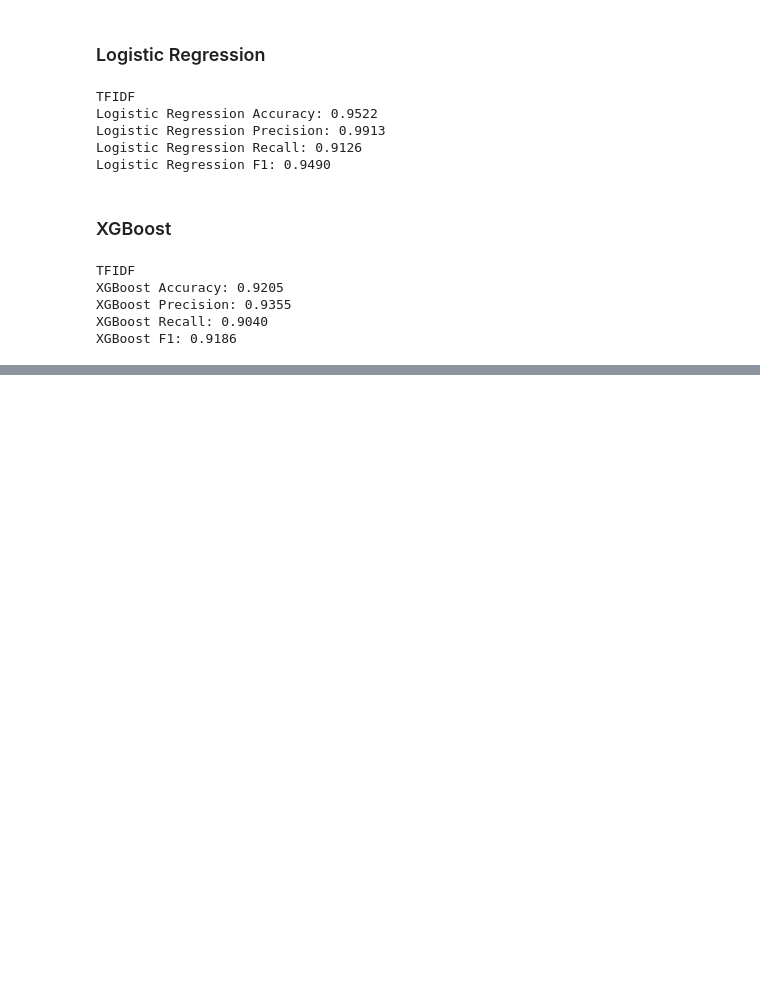
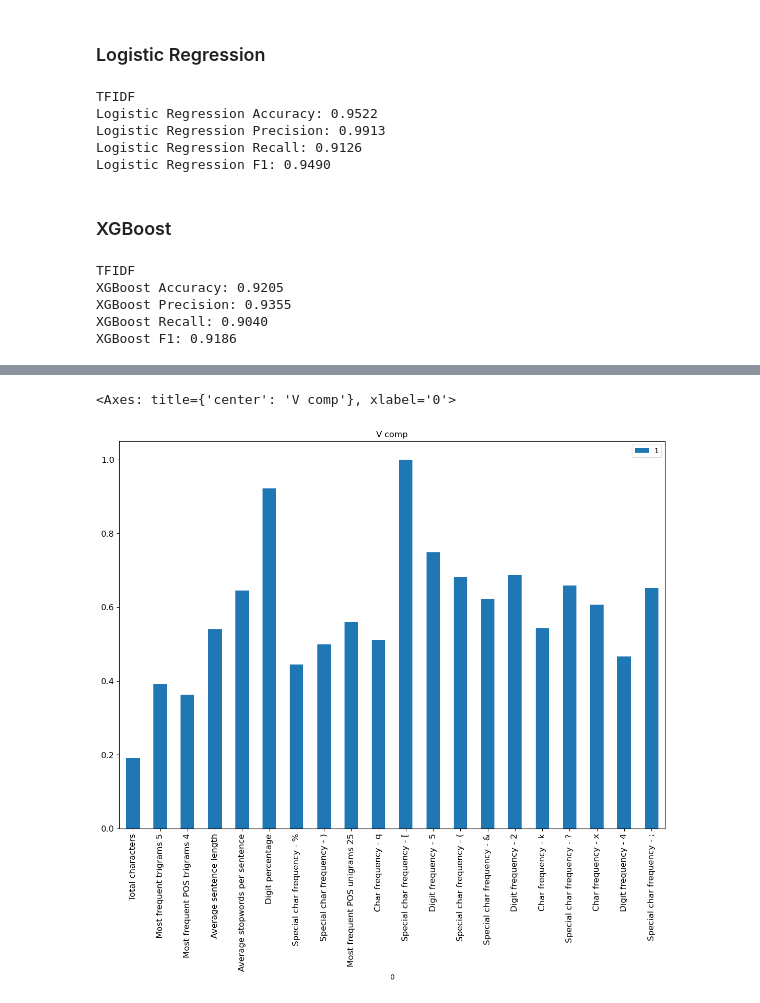
Before and after one commit to Brian-D-Dang/ChatGPT-Generated-Text-Detection, a Jupyter notebook: Text-Detection-XGBoost - BDD.ipynb, the cells around one changed output, grey strips where cells are left out. Saved outputs shown, nothing was run; the diff lists cells and outputs as text; code cells hidden in the pictures; blank space fills up the shorter version.

```diff
--- a/Text-Detection-XGBoost - BDD.ipynb
+++ b/Text-Detection-XGBoost - BDD.ipynb
@@ -188,0 +168,17 @@ Length: 100, dtype: float64
+# %%
+# Extracting best features based on PCA
+most_important = [np.abs(pca_fit.components_[i]).argmax() for i in range(21)]
+most_important_values = [np.abs(pca_fit.components_[i]).max() for i in range(21)]
+most_important_names = [features[most_important[i]] for i in range(21)]
+dic = {most_important_names[i]: most_important_values[i] for i in range(21)}
+df = pd.DataFrame(dic.items())
+df[1] = df[1]/df[1].max()
+# df
+# %%
+# plt.bar(columns,values)
+df.plot(x=0, y=1, kind='bar', title ="V comp", figsize=(14, 10), legend=True, fontsize=12)
+# plt.hist(df.transpose()[1])
+# df
+# %% [output]
+<Axes: title={'center': 'V comp'}, xlabel='0'>
+[figure, added]
```
Also changed, not shown: parts of 16 cells of this notebook, 1 other file.
